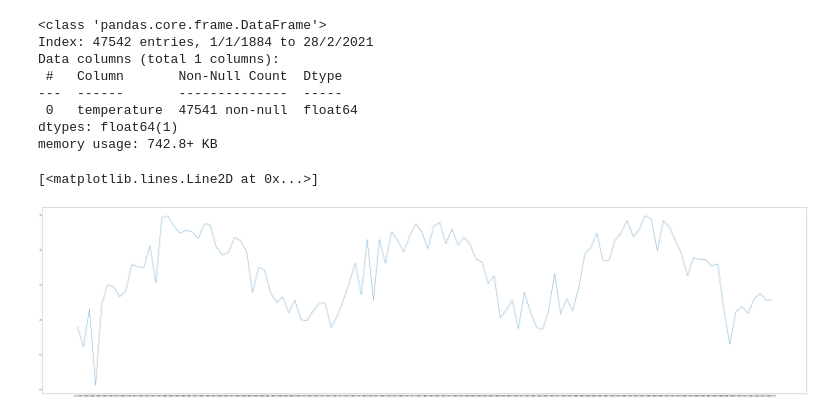
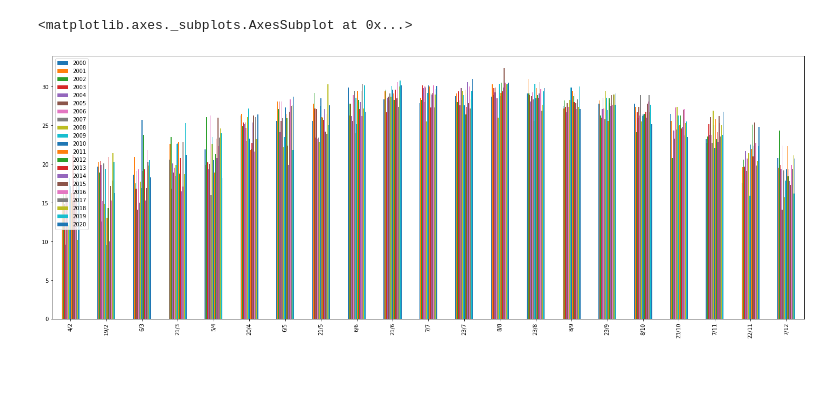
Before and after one commit to ZhangYizhe/PythonForDataAnalysis, a Jupyter notebook: HK_Temperature.ipynb, the cells around one changed output. Drawn from its saved outputs; the diff is of its cells as text; code cells hidden in the pictures; blank space fills up the shorter version.

```diff
--- a/HK_Temperature.ipynb
+++ b/HK_Temperature.ipynb
@@ -12 +7,8 @@ df['日/Day'] = df['日/Day'].astype('string')
+# %%
+chineseCalendar = pd.read_csv('/content/二十四节气.csv')
+# chineseCalendar['Date'] = chineseCalendar['Date'].astype('string')
+
+chineseCalendar['month'] = chineseCalendar['Date'].str.replace('月', '/').str.replace('日', '').str.split('/',expand=True)[0]
+chineseCalendar['day'] = chineseCalendar['Date'].str.replace('月', '/').str.replace('日', '').str.split('/',expand=True)[1]
+chineseCalendar = chineseCalendar.drop(columns=['Date'])
 # %%
@@ -28,18 +31,52 @@ df.head()
-# %%
-df['temperature'] = df['temperature'].astype('float')
-df.info()
-# %% [output]
-<class 'pandas.core.frame.DataFrame'>
-Index: 47542 entries, 1/1/1884 to 28/2/2021
-Data columns (total 1 columns):
- #   Column       Non-Null Count  Dtype
----  ------       --------------  -----
- 0   temperature  47541 non-null  float64
-dtypes: float64(1)
-memory usage: 742.8+ KB
-# %%
-figure = plt.figure(figsize=(80, 20))
-plt.plot(df['1/1/2018'::10])
-# %% [output]
-[<matplotlib.lines.Line2D at 0x...>]
-[figure, removed]
+# %%
+averageTemperatureDF = getData('/content/CLMTEMP_HKO_.csv')['1980':'2020']
+lowTemperatureDF = getData('/content/日最低氣溫(攝氏度).csv')['1980':'2020']
+highTemperatureDF = getData('/content/日最高氣溫(攝氏度) .csv')['1980':'2020']
+# %%
+totalDF = averageTemperatureDF
+totalDF = totalDF.rename(columns={'temperature' : 'average'})
+totalDF['low'] = lowTemperatureDF['temperature']
+totalDF['high'] = highTemperatureDF['temperature']
+# %%
+def dataProcess(df):
+  frame = pd.DataFrame()
+  for ccrow in chineseCalendar.iterrows():
+    month = ccrow[1]['month']
+    day = ccrow[1]['day']
+
+    row = df.loc[(df['month'] == month) & (df['day'] == day)].copy()
+    row.reset_index(drop=True, inplace=True)
+    row['date'] = row['day'] + '/' + row['month']
+    row = row.drop(columns=['day', 'month', 'low', 'high'])
+    frame = frame.append(row)
+  frame.set_index('date', inplace=True)
+
+  return frame
+
+datas = {}
+yearRange = range(2000, 2021)
+for i in yearRange:
+  year = '{year}'.format(year=i)
+  processData = dataProcess(totalDF[year:year])
+  for item in processData.iterrows():
+    date = item[0]
+    if date not in datas:
+      datas[date] = []
+    datas[date].append(item[1]['average'])
+
+datas = pd.DataFrame(datas).T
+
+tempIndex = 0
+years = {}
+for i in yearRange:
+  years[tempIndex] = i
+  tempIndex += 1
+
+
+datas = datas.rename(columns=years)
+# datas
+
+datas.plot.bar(figsize=(25,9))
+# %% [output]
+<matplotlib.axes._subplots.AxesSubplot at 0x...>
+[figure, added]
```
Also changed, not shown: parts of 3 cells of this notebook.
